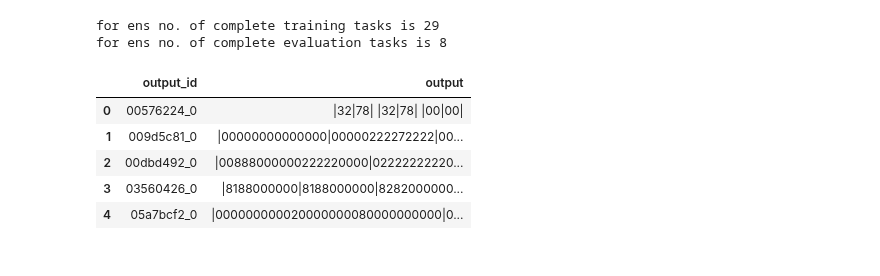
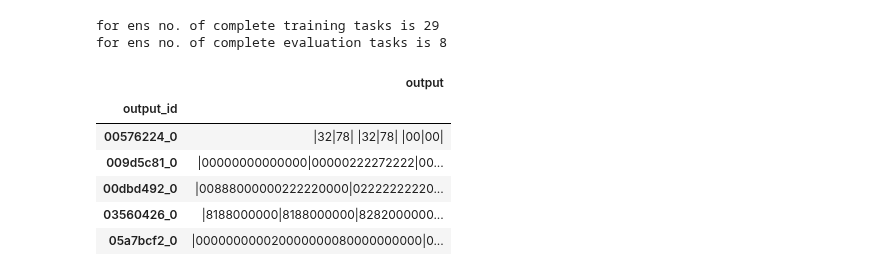
Before and after one commit to taicho31/data_competition_prevwork, a Jupyter notebook: kaggle/5_ARC2020/decision-tree-approach.ipynb, the cells around one changed output. Cells and saved outputs as stored; diff of their text form; code cells hidden in the pictures.

```diff
--- a/kaggle/5_ARC2020/decision-tree-approach.ipynb
+++ b/kaggle/5_ARC2020/decision-tree-approach.ipynb
@@ -315,12 +315,13 @@ for c in df.columns:
 for ens no. of complete training tasks is 29
 for ens no. of complete evaluation tasks is 8
 # %%
-test_sub.reset_index(drop=False).to_csv('submission.csv')
-test_sub.reset_index(drop=False).head()
+test_sub.to_csv('submission.csv')
+test_sub.head()
 # %% [output]
-|  | output_id | output |
-| 0 | 00576224_0 | |32|78| |32|78| |00|00| |
-| 1 | 009d5c81_0 | |00000000000000|00000222272222|00... |
-| 2 | 00dbd492_0 | |00888000000222220000|02222222220... |
-| 3 | 03560426_0 | |8188000000|8188000000|8282000000... |
-| 4 | 05a7bcf2_0 | |000000000020000000080000000000|0... |
+|  | output |
+| output_id |  |
+| 00576224_0 | |32|78| |32|78| |00|00| |
+| 009d5c81_0 | |00000000000000|00000222272222|00... |
+| 00dbd492_0 | |00888000000222220000|02222222220... |
+| 03560426_0 | |8188000000|8188000000|8282000000... |
+| 05a7bcf2_0 | |000000000020000000080000000000|0... |
```
Also changed, not shown: parts of 1 cell of this notebook.
